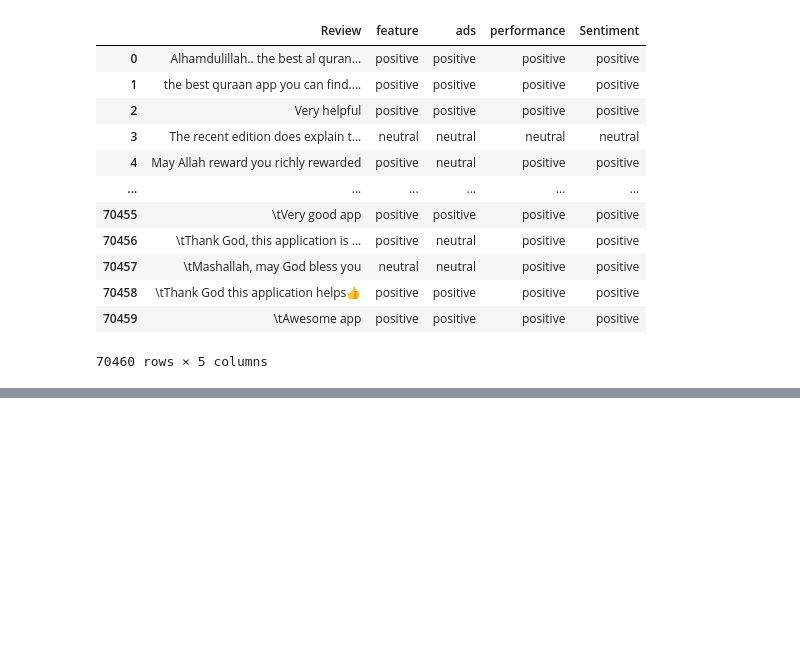
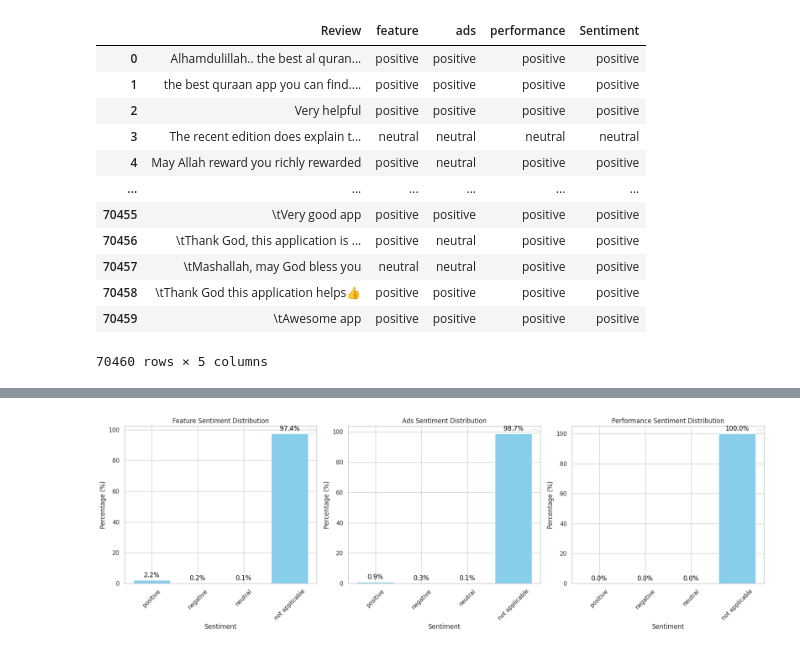
Before and after one commit to TahlilMahfuz/RAG_Implementation, a Jupyter notebook: ResultAnalysis.ipynb, the cells around one changed output, grey strips where cells are left out. Cells and saved outputs as stored; diff of their text form; code cells hidden in the pictures; blank space fills up the shorter version.

```diff
--- a/ResultAnalysis.ipynb
+++ b/ResultAnalysis.ipynb
@@ -162,0 +179,86 @@ plt.show()
+# %%
+import pandas as pd
+import matplotlib.pyplot as plt
+import seaborn as sns
+
+# Assuming df7 is already loaded into your environment
+
+# Set up the plotting environment
+sns.set(style="whitegrid")
+
+# Aspect Categories
+aspects = ['feature', 'ads', 'performance']
+labels = ['positive', 'negative', 'neutral', 'not applicable']
+
+# 1. Bar charts for positive, negative, and neutral sentiments (including "not applicable" in percentage)
+fig, axes = plt.subplots(1, 3, figsize=(18, 6))
+
+# Loop over the aspects to create a bar chart for each aspect
+for i, aspect in enumerate(aspects):
+    ax = axes[i]
+    # Count the distribution of sentiment labels for the current aspect
+    aspect_counts = df7[aspect].value_counts()
+    print(f"Sentiment distribution for {aspect}:")
+    print(aspect_counts)
+
+    # Ensure all categories are included, even if some have 0 counts
+    aspect_counts = aspect_counts.reindex(labels, fill_value=0)
+
+    # Calculate the percentage for positive, negative, neutral, and "not applicable"
+    total_count = aspect_counts.sum()
+    sentiment_percentage = (aspect_counts / total_count) * 100
+
+    # Plot the bar chart for this aspect (including "not applicable" as a percentage)
+    ax.bar(sentiment_percentage.index, sentiment_percentage.values, color='skyblue')
+
+    # Add percentage text at the bottom of each bar, including 0%
+    for idx, value in enumerate(sentiment_percentage.values):
+        ax.text(sentiment_percentage.index[idx], value + 2, f'{value:.1f}%', ha='center', color='black')
+
+    # Set labels and title
+    ax.set_title(f'{aspect.capitalize()} Sentiment Distribution')
+    ax.set_xlabel('Sentiment')
+    ax.set_ylabel('Percentage (%)')
+    ax.set_xticks(list(sentiment_percentage.index))
+    ax.set_xticklabels(list(sentiment_percentage.index), rotation=45)
+
+    # Add legend
+    ax.legend()
+
+# Adjust layout for better spacing
+plt.tight_layout()
+
+# Show the plots
+plt.show()
+
+# 2. Bar chart for "Not Applicable" sentiment only (in percentage)
+fig, ax = plt.subplots(figsize=(8, 6))
+
+# Initialize a list to hold the "Not Applicable" counts for each aspect
+na_counts = []
+
+# Loop through the aspects and count the occurrences of "Not Applicable"
+for aspect in aspects:
+    na_count = df7[aspect].value_counts().get('not applicable', 0)
+    na_counts.append(na_count)
+
+# Calculate the percentage for "Not Applicable" sentiment relative to total reviews
+na_percentage = [(count / len(df7)) * 100 for count in na_counts]
+
+# Plot the bar chart for "Not Applicable" sentiment (in percentage)
+ax.bar(aspects, na_percentage, color='gray')
+ax.set_title('Not Applicable Sentiment Distribution (Percentage)')
+ax.set_xlabel('Aspect')
+ax.set_ylabel('Percentage (%)')
+ax.set_xticklabels(aspects, rotation=45)
+
+# Add percentage text at the bottom of each bar, including 0% if applicable
+for i, percentage in enumerate(na_percentage):
+    ax.text(i, percentage + 0.5, f'{percentage:.1f}%', ha='center', color='black')
+
+# Adjust layout for better spacing
+plt.tight_layout()
+
+# Show the plot for "Not Applicable" bar chart
+plt.show()
+# %% [output]
@@ -162,0 +284 @@ plt.show()
+[figure, added]
```
Also changed, not shown: parts of 5 cells of this notebook, 1 other file.
